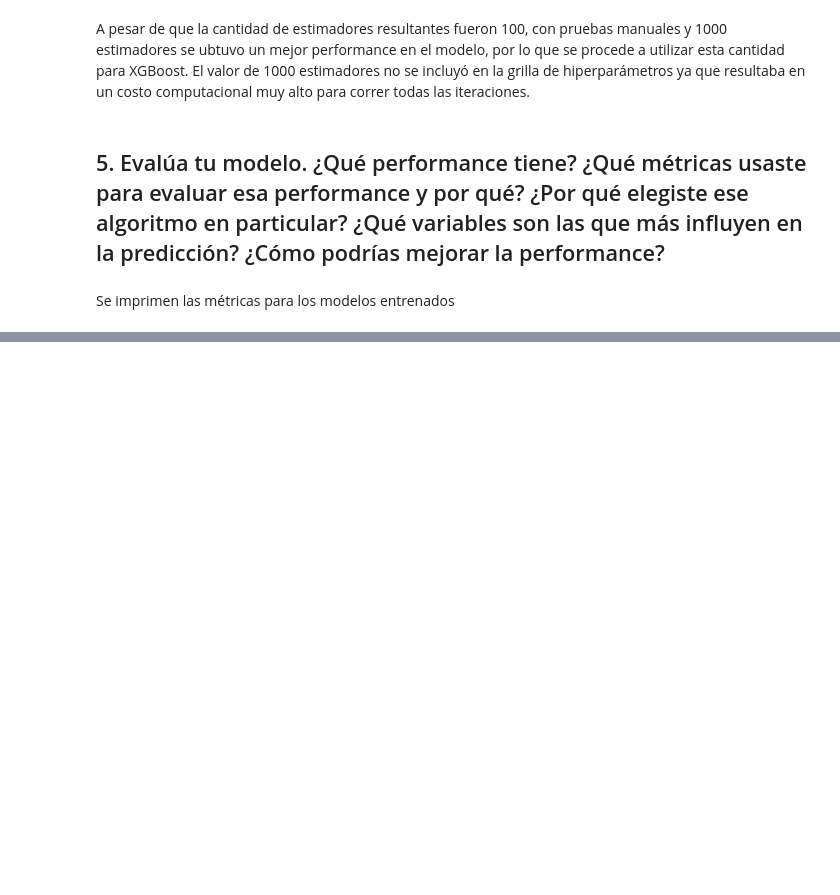
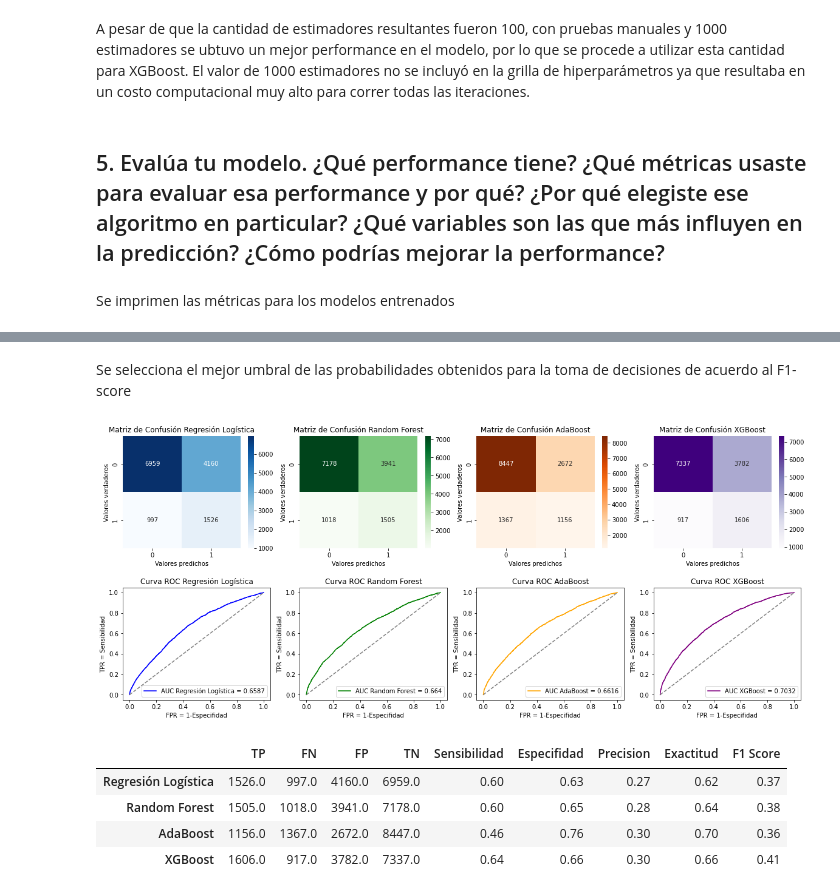
Before and after one commit to jesusfberrios/ds_challenge_latam, a Jupyter notebook: solution.ipynb, the cells around one changed output, grey strips where cells are left out. Cells and saved outputs as stored; diff of their text form; code cells hidden in the pictures; blank space fills up the shorter version.

Commit message:
Part 5 Model Selection

```diff
--- a/solution.ipynb
+++ b/solution.ipynb
@@ -1363,0 +1424,22 @@ Se imprimen las métricas para los modelos entrenados
+# %% [markdown]
+Se selecciona el mejor umbral de las probabilidades obtenidos para la toma de decisiones de acuerdo al F1-score
+# %%
+# Definición de mejor umbbral para modelos de acuerdo a F1-score
+predictions_lr = np.where(proba_lr>0.45,1,0)
+predictions_rf = np.where(proba_rf>0.5,1,0)
+predictions_ada = np.where(proba_ada>0.5,1,0)
+predictions_xgb = np.where(proba_xgb>0.2,1,0)
+
+results_bestf1thd = plot_model_results( pred_results=[predictions_lr,predictions_rf,predictions_ada,predictions_xgb],
+                                        proba_results=[proba_lr,proba_rf,proba_ada,proba_xgb],
+                                        model_name=["Regresión Logística","Random Forest","AdaBoost","XGBoost"], figs = (20,8),
+                                        y_test=[y_test1,y_test1,y_test1,y_test1])
+
+results_bestf1thd.transpose()
+# %% [output]
+[figure, added]
+|  | TP | FN | FP | TN | Sensibilidad | Especifidad | Precision | Exactitud | F1 Score |
+| Regresión Logística | 1526.0 | 997.0 | 4160.0 | 6959.0 | 0.60 | 0.63 | 0.27 | 0.62 | 0.37 |
+| Random Forest | 1505.0 | 1018.0 | 3941.0 | 7178.0 | 0.60 | 0.65 | 0.28 | 0.64 | 0.38 |
+| AdaBoost | 1156.0 | 1367.0 | 2672.0 | 8447.0 | 0.46 | 0.76 | 0.30 | 0.70 | 0.36 |
+| XGBoost | 1606.0 | 917.0 | 3782.0 | 7337.0 | 0.64 | 0.66 | 0.30 | 0.66 | 0.41 |
```
Also changed, not shown: parts of 12 cells of this notebook.
